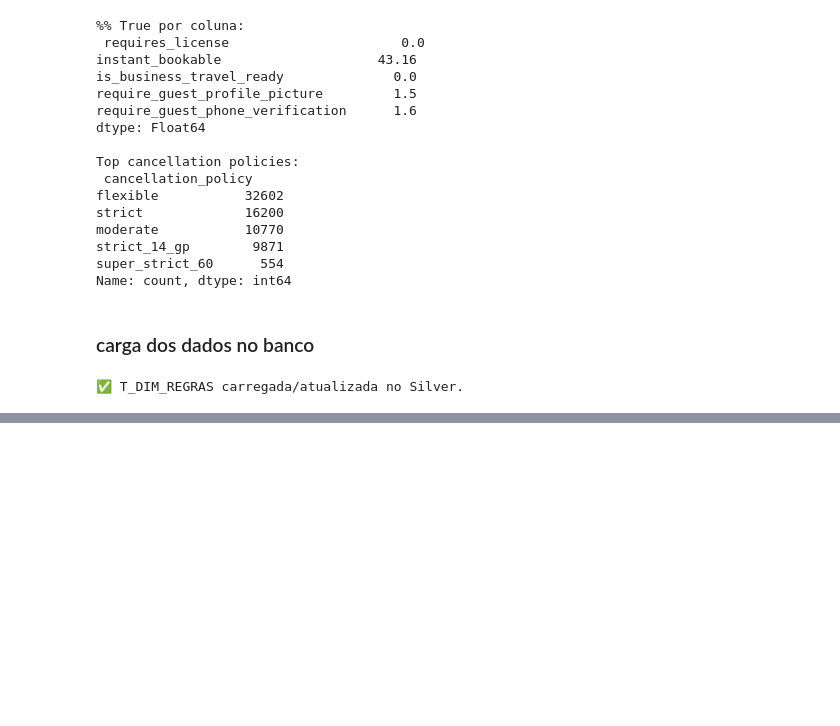
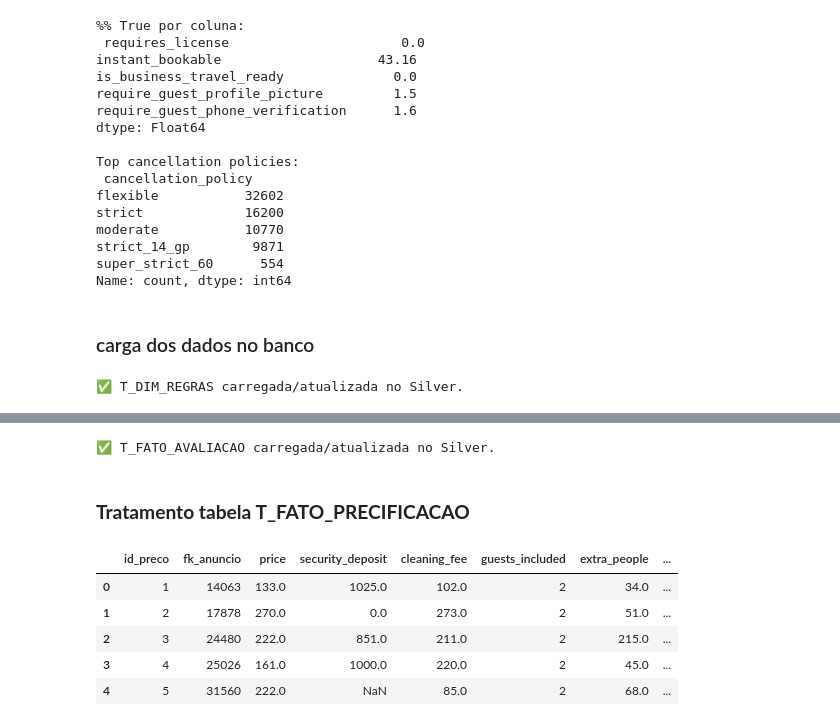
Before and after one commit to JONATHAN-ALMEIDA-MESQUITA/Airbnb-analytics-dw, a Jupyter notebook: notebooks/1_silver_transformations.ipynb, the cells around one changed output, grey strips where cells are left out. Drawn from its saved outputs; the diff is of its cells as text; code cells hidden in the pictures; blank space fills up the shorter version.

Commit message:
finalização do ETL silver

```diff
--- a/notebooks/1_silver_transformations.ipynb
+++ b/notebooks/1_silver_transformations.ipynb
@@ -1536,0 +1739,58 @@ print("✅ T_DIM_REGRAS carregada/atualizada no Silver.")
+# %%
+TARGET_COLS = [
+    "id_reviews","fk_anuncio",
+    "number_of_reviews","number_of_reviews_ltm",
+    "first_review","last_review","duracao_reviews_dias","ativo_anos","reviews_per_month","reviews_por_ano",
+    "review_scores_rating_0_10","review_scores_accuracy_0_10","review_scores_cleanliness_0_10",
+    "review_scores_checkin_0_10","review_scores_communication_0_10","review_scores_location_0_10",
+    "review_scores_value_0_10","nota_media_0_10","densidade_reviews_ltm","tem_review",
+    "fonte"
+]
+
+df_for_upsert = df_avaliacao_silver.drop(columns=["dt_ingestao"], errors="ignore")
+
+cols_int = ["tem_review",'number_of_reviews_ltm', 'number_of_reviews','fk_anuncio','id_reviews']
+
+
+date_cols = ["first_review", "last_review"]  # inclua outras se existirem
+for c in date_cols:
+    # vira objeto date do Python; NaT permanece NaT aqui…
+    df_for_upsert[c] = df_for_upsert[c].dt.date
+    # …então troque NaT por None (NULL para o banco)
+    df_for_upsert[c] = df_for_upsert[c].astype("object").where(df_for_upsert[c].notna(), None)
+
+
+
+
+df_up = sanitize_for_psycopg2(
+    df_for_upsert[TARGET_COLS],
+    int_cols=cols_int
+)
+
+
+raw_conn.rollback()
+upsert_df(
+    conn=raw_conn,
+    df=df_up,
+    schema="b_silver",
+    table="T_FATO_AVALIACAO",
+    target_cols=TARGET_COLS,
+    conflict_cols=["id_reviews"],
+    page_size=10000
+)
+print("✅ T_FATO_AVALIACAO carregada/atualizada no Silver.")
+# %% [output]
+✅ T_FATO_AVALIACAO carregada/atualizada no Silver.
+# %% [markdown]
+### **Tratamento tabela T_FATO_PRECIFICACAO**
+# %%
+#Leitura tabela precificacao
+df_preco = pd.read_sql('SELECT * FROM a_bronze. "T_FATO_PRECIFICACAO"', conn)
+df_preco.head()
+# %% [output]
+|  | id_preco | fk_anuncio | price | security_deposit | cleaning_fee | guests_included | extra_people | ... |
+| 0 | 1 | 14063 | 133.0 | 1025.0 | 102.0 | 2 | 34.0 | ... |
+| 1 | 2 | 17878 | 270.0 | 0.0 | 273.0 | 2 | 51.0 | ... |
+| 2 | 3 | 24480 | 222.0 | 851.0 | 211.0 | 2 | 215.0 | ... |
+| 3 | 4 | 25026 | 161.0 | 1000.0 | 220.0 | 2 | 45.0 | ... |
+| 4 | 5 | 31560 | 222.0 | NaN | 85.0 | 2 | 68.0 | ... |
```
Also changed, not shown: parts of 11 cells of this notebook, 2 other files.
